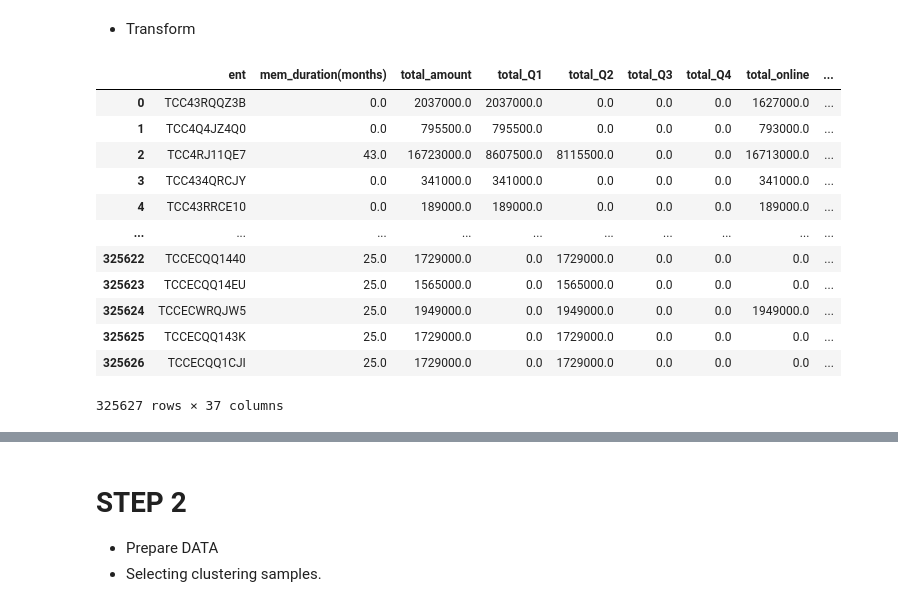
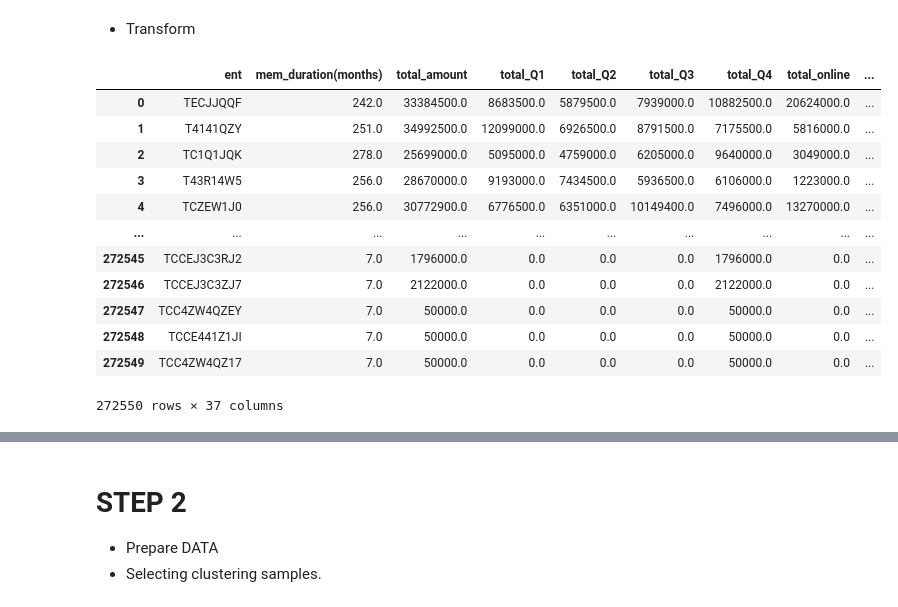
Before and after one commit to HikariJadeEmpire/AdvancedAnalytics-MADT8101, a Jupyter notebook: Week05_CustomerSegmentation/week5-Segmentation(personal).ipynb, the cells around one changed output, grey strips where cells are left out. Saved outputs shown, nothing was run; the diff lists cells and outputs as text; code cells hidden in the pictures.

```diff
--- a/Week05_CustomerSegmentation/week5-Segmentation(personal).ipynb
+++ b/Week05_CustomerSegmentation/week5-Segmentation(personal).ipynb
@@ -8,8 +8,8 @@ import matplotlib.pyplot as plt
 
 import datetime as dt
 # %%
-fdf = pd.read_csv("D:\DATA_Science\DATASET\WEEK05_AdvancedAnalytics\data_member.csv", index_col=0) # for Windows
-# fdf = pd.read_csv('~/Documents/DATAScience/TempBeforeGit/member and transaction data/data member.csv', index_col=0) # for MacOS
+# fdf = pd.read_csv("D:\DATA_Science\DATASET\WEEK05_AdvancedAnalytics\data_member.csv", index_col=0) # for Windows
+fdf = pd.read_csv('~/Documents/DATAScience/TempBeforeGit/member and transaction data/data member.csv', index_col=0) # for MacOS
 
 fdf.info()
 # %% [output]
@@ -27,14 +27,14 @@ dtypes: int64(2), object(3)
 memory usage: 27.0+ MB
 # %%
 ## FOR Windows
-t21_df = pd.read_csv("D:\DATA_Science\DATASET\WEEK05_AdvancedAnalytics\\new_transaction 2021.csv", index_col=0)
-t22_df = pd.read_csv("D:\DATA_Science\DATASET\WEEK05_AdvancedAnalytics\\new_transaction 2022.csv", index_col=0)
-t23_df = pd.read_csv("D:\DATA_Science\DATASET\WEEK05_AdvancedAnalytics\\new_transaction 2023.csv", index_col=0)
+# t21_df = pd.read_csv("D:\DATA_Science\DATASET\WEEK05_AdvancedAnalytics\\new_transaction 2021.csv", index_col=0)
+# t22_df = pd.read_csv("D:\DATA_Science\DATASET\WEEK05_AdvancedAnalytics\\new_transaction 2022.csv", index_col=0)
+# t23_df = pd.read_csv("D:\DATA_Science\DATASET\WEEK05_AdvancedAnalytics\\new_transaction 2023.csv", index_col=0)
 
 ## FOR Mac
-# t21_df = pd.read_csv('~/Documents/DATAScience/TempBeforeGit/member and transaction data/new_transaction 2021.csv', index_col=0)
-# t22_df = pd.read_csv('~/Documents/DATAScience/TempBeforeGit/member and transaction data/new_transaction 2022.csv', index_col=0)
-# t23_df = pd.read_csv('~/Documents/DATAScience/TempBeforeGit/member and transaction data/new_transaction 2023.csv', index_col=0)
+t21_df = pd.read_csv('~/Documents/DATAScience/TempBeforeGit/member and transaction data/new_transaction 2021.csv', index_col=0)
+t22_df = pd.read_csv('~/Documents/DATAScience/TempBeforeGit/member and transaction data/new_transaction 2022.csv', index_col=0)
+t23_df = pd.read_csv('~/Documents/DATAScience/TempBeforeGit/member and transaction data/new_transaction 2023.csv', index_col=0)
 
 tall_df = pd.concat([t21_df,t22_df,t23_df])
 tall_df.info()
@@ -58,15 +58,15 @@ memory usage: 315.0+ MB
 # %%
 ## for Windows
 
-ff = pd.read_csv('D:\DATA_Science\DATASET\WEEK05_AdvancedAnalytics\\transaction 2021.csv', index_col=0)
-ff1 = pd.read_csv('D:\DATA_Science\DATASET\WEEK05_AdvancedAnalytics\\transaction 2022.csv', index_col=0)
-ff2 = pd.read_csv('D:\DATA_Science\DATASET\WEEK05_AdvancedAnalytics\\transaction 2023.csv', index_col=0)
+# ff = pd.read_csv('D:\DATA_Science\DATASET\WEEK05_AdvancedAnalytics\\transaction 2021.csv', index_col=0)
+# ff1 = pd.read_csv('D:\DATA_Science\DATASET\WEEK05_AdvancedAnalytics\\transaction 2022.csv', index_col=0)
+# ff2 = pd.read_csv('D:\DATA_Science\DATASET\WEEK05_AdvancedAnalytics\\transaction 2023.csv', index_col=0)
 
 ## for MacOS
 
-# ff = pd.read_csv('~/Documents/DATAScience/TempBeforeGit/member and transaction data/transaction 2021.csv', index_col=0)
-# ff1 = pd.read_csv('~/Documents/DATAScience/TempBeforeGit/member and transaction data/transaction 2022.csv', index_col=0)
-# ff2 = pd.read_csv('~/Documents/DATAScience/TempBeforeGit/member and transaction data/transaction 2023.csv', index_col=0)
+ff = pd.read_csv('~/Documents/DATAScience/TempBeforeGit/member and transaction data/transaction 2021.csv', index_col=0)
+ff1 = pd.read_csv('~/Documents/DATAScience/TempBeforeGit/member and transaction data/transaction 2022.csv', index_col=0)
+ff2 = pd.read_csv('~/Documents/DATAScience/TempBeforeGit/member and transaction data/transaction 2023.csv', index_col=0)
 
 o_df = pd.concat([ff,ff1,ff2])
 o_df.info()
@@ -141,14 +141,14 @@ def TransformCol(fdf,o_df,tall_df,yyear):
     o_df_q1 = o_df.loc[(o_df['payment_date'] >= dt.datetime(yyear, 1, 1)) & (o_df['payment_date'] < dt.datetime(yyear, 4, 1))]
     o_df_q2 = o_df.loc[(o_df['payment_date'] >= dt.datetime(yyear, 4, 1)) & (o_df['payment_date'] < dt.datetime(yyear, 7, 1))]
     o_df_q3 = o_df.loc[(o_df['payment_date'] >= dt.datetime(yyear, 7, 1)) & (o_df['payment_date'] < dt.datetime(yyear, 10, 1))]
-    o_df_q4 = o_df.loc[(o_df['payment_date'] >= dt.datetime(yyear, 10, 1)) & (o_df['payment_date'] < dt.datetime(yyear, 12, 1))]
+    o_df_q4 = o_df.loc[(o_df['payment_date'] >= dt.datetime(yyear, 10, 1)) & (o_df['payment_date'] <= dt.datetime(yyear, 12, 1))]
 
     allprod = len(tall_df['product'].unique())
     tall_df = tall_df.loc[(tall_df['payment_date'] >= dt.datetime(yyear, 1, 1)) & (tall_df['payment_date'] <= dt.datetime(yyear, 12, 1))]
     tall_df_q1 = tall_df.loc[(tall_df['payment_date'] >= dt.datetime(yyear, 1, 1)) & (tall_df['payment_date'] < dt.datetime(yyear, 4, 1))]
     tall_df_q2 = tall_df.loc[(tall_df['payment_date'] >= dt.datetime(yyear, 4, 1)) & (tall_df['payment_date'] < dt.datetime(yyear, 7, 1))]
     tall_df_q3 = tall_df.loc[(tall_df['payment_date'] >= dt.datetime(yyear, 7, 1)) & (tall_df['payment_date'] < dt.datetime(yyear, 10, 1))]
-    tall_df_q4 = tall_df.loc[(tall_df['payment_date'] >= dt.datetime(yyear, 10, 1)) & (tall_df['payment_date'] < dt.datetime(yyear, 12, 1))]
+    tall_df_q4 = tall_df.loc[(tall_df['payment_date'] >= dt.datetime(yyear, 10, 1)) & (tall_df['payment_date'] <= dt.datetime(yyear, 12, 1))]
 
     # Total Spending
 
@@ -293,17 +318,20 @@ def TransformCol(fdf,o_df,tall_df,yyear):
 # %%
 df_21 = TransformCol(fdf,o_df,tall_df,2021)
-df_21
+df_22 = TransformCol(fdf,o_df,tall_df,2022)
+df_23 = TransformCol(fdf,o_df,tall_df,2023)
+
+df_22
 # %% [output]
 |  | ent | mem_duration(months) | total_amount | total_Q1 | total_Q2 | total_Q3 | total_Q4 | total_online | ... |
-| 0 | TCC43RQQZ3B | 0.0 | 2037000.0 | 2037000.0 | 0.0 | 0.0 | 0.0 | 1627000.0 | ... |
-| 1 | TCC4Q4JZ4Q0 | 0.0 | 795500.0 | 795500.0 | 0.0 | 0.0 | 0.0 | 793000.0 | ... |
-| 2 | TCC4RJ11QE7 | 43.0 | 16723000.0 | 8607500.0 | 8115500.0 | 0.0 | 0.0 | 16713000.0 | ... |
-| 3 | TCC434QRCJY | 0.0 | 341000.0 | 341000.0 | 0.0 | 0.0 | 0.0 | 341000.0 | ... |
-| 4 | TCC43RRCE10 | 0.0 | 189000.0 | 189000.0 | 0.0 | 0.0 | 0.0 | 189000.0 | ... |
+| 0 | TECJJQQF | 242.0 | 33384500.0 | 8683500.0 | 5879500.0 | 7939000.0 | 10882500.0 | 20624000.0 | ... |
+| 1 | T4141QZY | 251.0 | 34992500.0 | 12099000.0 | 6926500.0 | 8791500.0 | 7175500.0 | 5816000.0 | ... |
+| 2 | TC1Q1JQK | 278.0 | 25699000.0 | 5095000.0 | 4759000.0 | 6205000.0 | 9640000.0 | 3049000.0 | ... |
+| 3 | T43R14W5 | 256.0 | 28670000.0 | 9193000.0 | 7434500.0 | 5936500.0 | 6106000.0 | 1223000.0 | ... |
+| 4 | TCZEW1J0 | 256.0 | 30772900.0 | 6776500.0 | 6351000.0 | 10149400.0 | 7496000.0 | 13270000.0 | ... |
 | ... | ... | ... | ... | ... | ... | ... | ... | ... | ... |
-| 325622 | TCCECQQ1440 | 25.0 | 1729000.0 | 0.0 | 1729000.0 | 0.0 | 0.0 | 0.0 | ... |
-| 325623 | TCCECQQ14EU | 25.0 | 1565000.0 | 0.0 | 1565000.0 | 0.0 | 0.0 | 0.0 | ... |
-| 325624 | TCCECWRQJW5 | 25.0 | 1949000.0 | 0.0 | 1949000.0 | 0.0 | 0.0 | 1949000.0 | ... |
-| 325625 | TCCECQQ143K | 25.0 | 1729000.0 | 0.0 | 1729000.0 | 0.0 | 0.0 | 0.0 | ... |
-| 325626 | TCCECQQ1CJI | 25.0 | 1729000.0 | 0.0 | 1729000.0 | 0.0 | 0.0 | 0.0 | ... |
+| 272545 | TCCEJ3C3RJ2 | 7.0 | 1796000.0 | 0.0 | 0.0 | 0.0 | 1796000.0 | 0.0 | ... |
+| 272546 | TCCEJ3C3ZJ7 | 7.0 | 2122000.0 | 0.0 | 0.0 | 0.0 | 2122000.0 | 0.0 | ... |
+| 272547 | TCC4ZW4QZEY | 7.0 | 50000.0 | 0.0 | 0.0 | 0.0 | 50000.0 | 0.0 | ... |
+| 272548 | TCCE441Z1JI | 7.0 | 50000.0 | 0.0 | 0.0 | 0.0 | 50000.0 | 0.0 | ... |
+| 272549 | TCC4ZW4QZ17 | 7.0 | 50000.0 | 0.0 | 0.0 | 0.0 | 50000.0 | 0.0 | ... |
-325627 rows × 37 columns
+272550 rows × 37 columns
```
Also changed, not shown: parts of 52 cells of this notebook.
